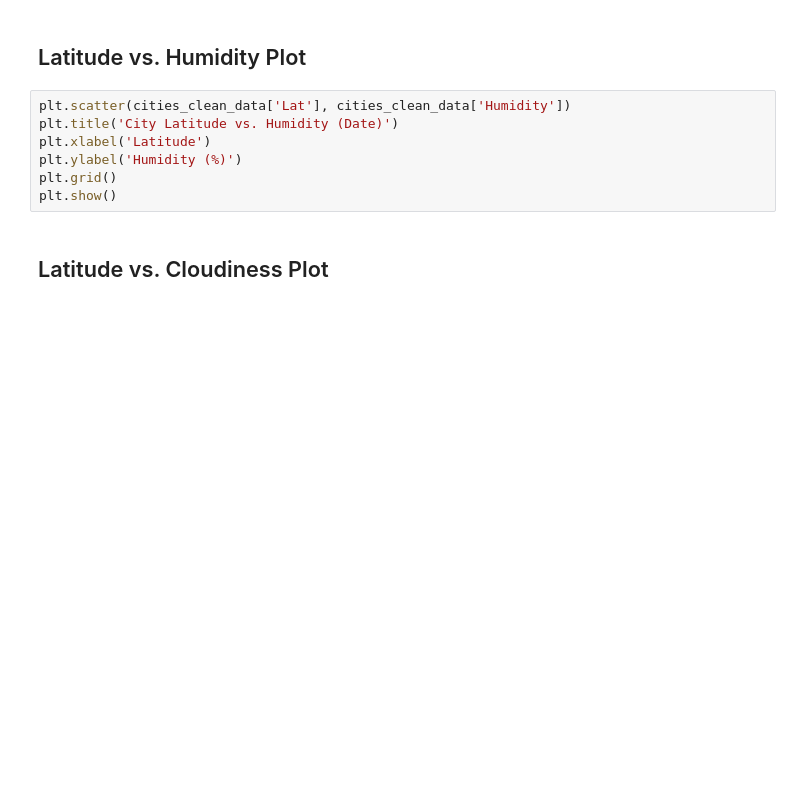
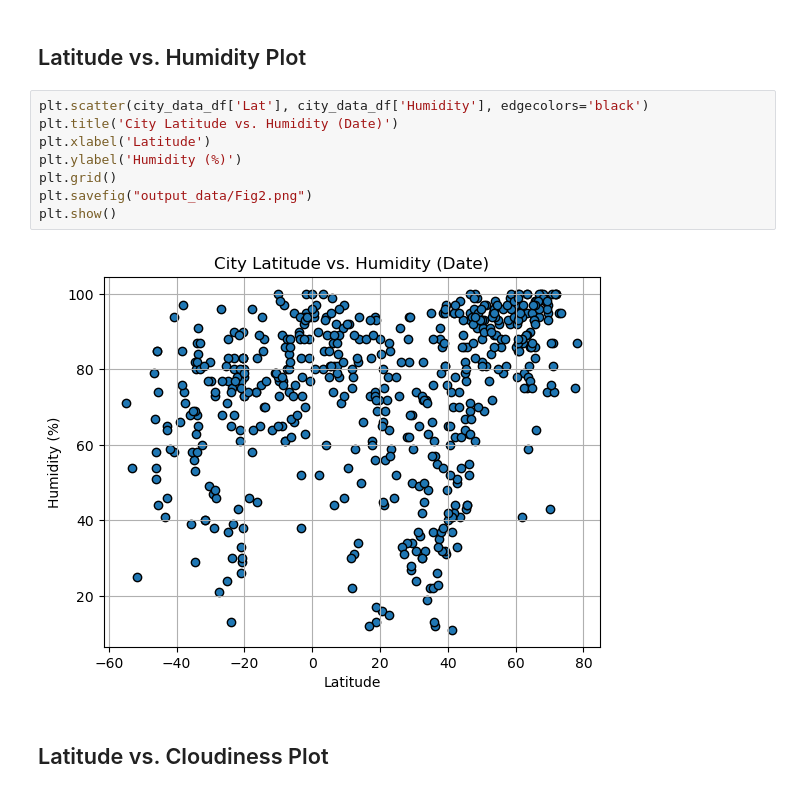
Before and after one commit to vgpass/python_api-challenge, a Jupyter notebook: WeatherPy/WeatherPyworking.ipynb, the cells around one changed output. Saved outputs shown, nothing was run; the diff lists cells and outputs as text; blank space fills up the shorter version.

```diff
--- a/WeatherPy/WeatherPyworking.ipynb
+++ b/WeatherPy/WeatherPyworking.ipynb
@@ -366,12 +468,15 @@ plt.show()
 # %% [markdown]
 ## Latitude vs. Humidity Plot
 # %%
-plt.scatter(cities_clean_data['Lat'], cities_clean_data['Humidity'])
+plt.scatter(city_data_df['Lat'], city_data_df['Humidity'], edgecolors='black')
 plt.title('City Latitude vs. Humidity (Date)')
 plt.xlabel('Latitude')
 plt.ylabel('Humidity (%)')
 plt.grid()
+plt.savefig("output_data/Fig2.png")
 plt.show()
+# %% [output]
+[figure, added]
 # %% [markdown]
 ## Latitude vs. Cloudiness Plot
 # %%
```
Also changed, not shown: parts of 29 cells of this notebook, 6 other files.
